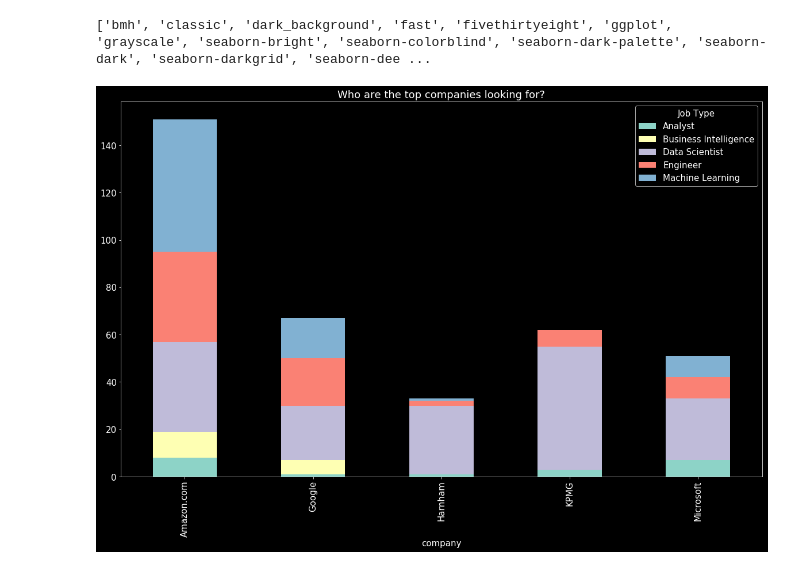
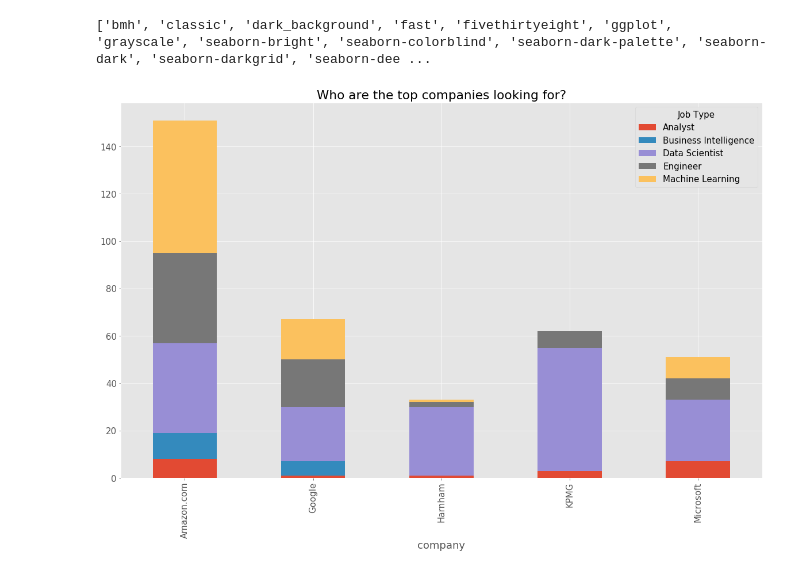
Before and after one commit to hopandskip/Data_Science_Job_Market, a Jupyter notebook: kaggledataset.ipynb, the cells around one changed output. Drawn from its saved outputs; the diff is of its cells as text; code cells hidden in the pictures.

```diff
--- a/kaggledataset.ipynb
+++ b/kaggledataset.ipynb
@@ -64,18 +81,19 @@ print(plt.style.available)
 # %%
 
 # newdfclean.groupby(['company', 'jobtype']).size().unstack().plot(kind='bar', stacked=True,
 #                 figsize=(20,10),title="Positions requested from Top Companies")
 
-plt.style.use('dark_background')
+plt.style.use('ggplot')
 plt.rcParams.update({'font.size': 15})
 plt.cm.BuPu(np.linspace(0, 0.5))
 bplot= newdfclean.groupby(['company', 'Job Type']).size().unstack()
 
+
 bplot.plot(kind='bar',stacked=True, figsize=(20,12), title="Who are the top companies looking for?")
 
 plt.savefig('topcompanyjobs.png')
 # %% [output]
-[figure, old version]
+[figure, new version]
 # %%
 # aesthetics cover for our powerpoint presentation
 
```
Also changed, not shown: parts of 1 cell of this notebook, 1 other file.
